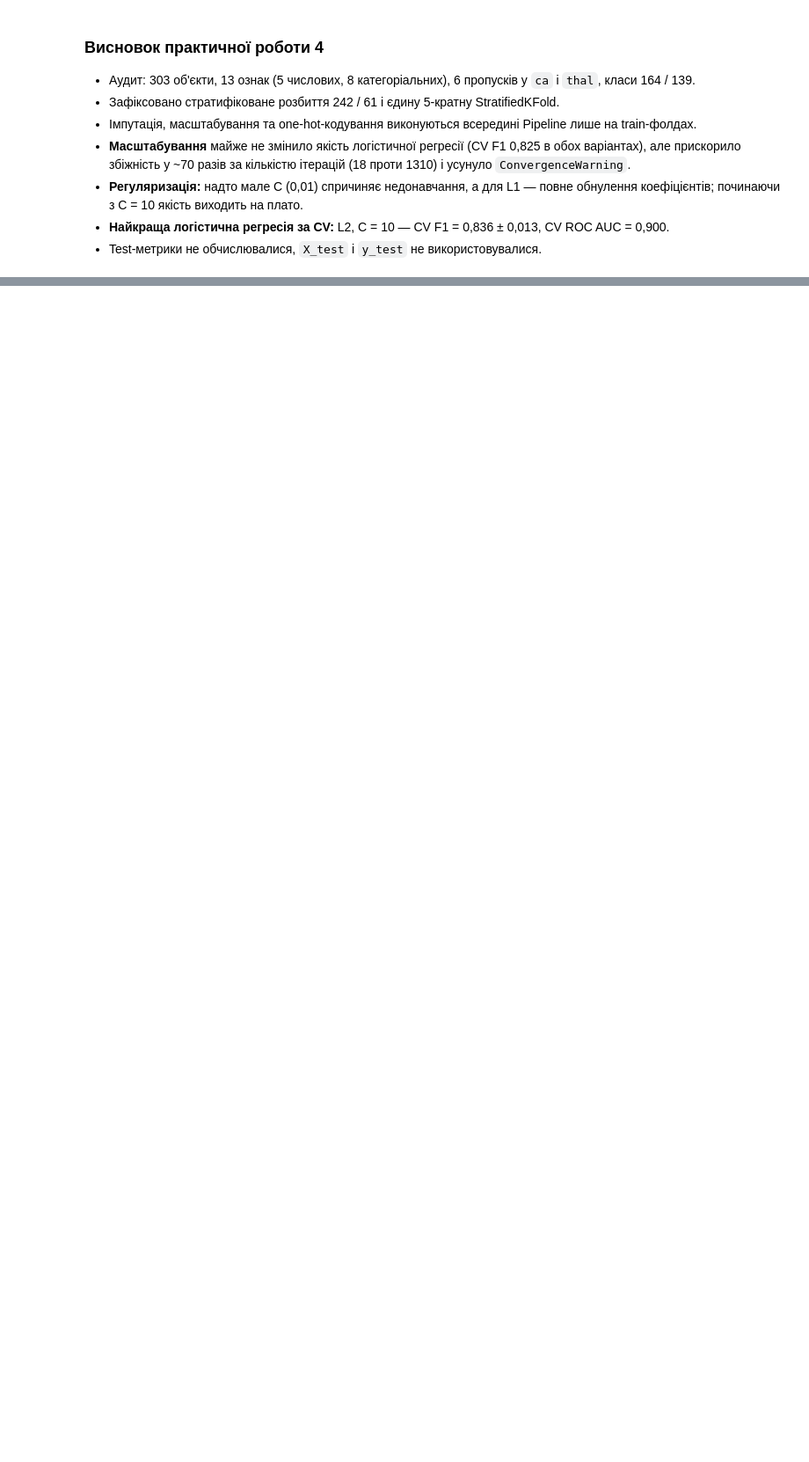
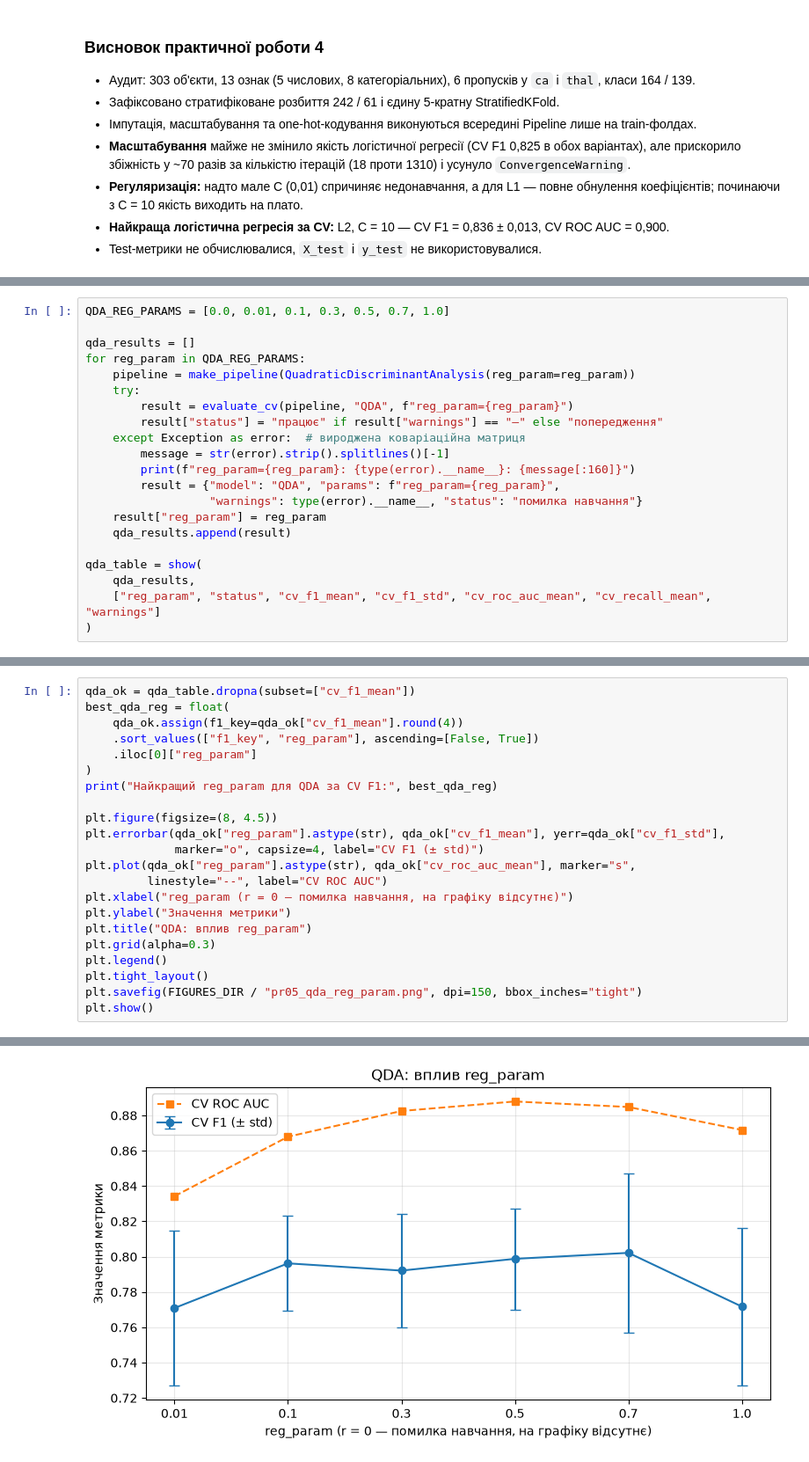
Before and after one commit to SDV284/pattern-recognition-practice, a Jupyter notebook: classification-mini-project/notebooks/PR04_Sviatishenko_D.ipynb, the cells around one changed output, grey strips where cells are left out. Shown at 88% size. Cells and saved outputs as stored; diff of their text form; blank space fills up the shorter version.

```diff
--- a/classification-mini-project/notebooks/PR04_Sviatishenko_D.ipynb
+++ b/classification-mini-project/notebooks/PR04_Sviatishenko_D.ipynb
@@ -808,0 +1021,21 @@ plt.show()
+# %%
+QDA_REG_PARAMS = [0.0, 0.01, 0.1, 0.3, 0.5, 0.7, 1.0]
+
+qda_results = []
+for reg_param in QDA_REG_PARAMS:
+    pipeline = make_pipeline(QuadraticDiscriminantAnalysis(reg_param=reg_param))
+    try:
+        result = evaluate_cv(pipeline, "QDA", f"reg_param={reg_param}")
+        result["status"] = "працює" if result["warnings"] == "—" else "попередження"
+    except Exception as error:  # вироджена коваріаційна матриця
+        message = str(error).strip().splitlines()[-1]
+        print(f"reg_param={reg_param}: {type(error).__name__}: {message[:160]}")
+        result = {"model": "QDA", "params": f"reg_param={reg_param}",
+                  "warnings": type(error).__name__, "status": "помилка навчання"}
+    result["reg_param"] = reg_param
+    qda_results.append(result)
+
+qda_table = show(
+    qda_results,
+    ["reg_param", "status", "cv_f1_mean", "cv_f1_std", "cv_roc_auc_mean", "cv_recall_mean", "warnings"]
+)
@@ -808,0 +1052,23 @@ plt.show()
+# %%
+qda_ok = qda_table.dropna(subset=["cv_f1_mean"])
+best_qda_reg = float(
+    qda_ok.assign(f1_key=qda_ok["cv_f1_mean"].round(4))
+    .sort_values(["f1_key", "reg_param"], ascending=[False, True])
+    .iloc[0]["reg_param"]
+)
+print("Найкращий reg_param для QDA за CV F1:", best_qda_reg)
+
+plt.figure(figsize=(8, 4.5))
+plt.errorbar(qda_ok["reg_param"].astype(str), qda_ok["cv_f1_mean"], yerr=qda_ok["cv_f1_std"],
+             marker="o", capsize=4, label="CV F1 (± std)")
+plt.plot(qda_ok["reg_param"].astype(str), qda_ok["cv_roc_auc_mean"], marker="s",
+         linestyle="--", label="CV ROC AUC")
+plt.xlabel("reg_param (r = 0 — помилка навчання, на графіку відсутнє)")
+plt.ylabel("Значення метрики")
+plt.title("QDA: вплив reg_param")
+plt.grid(alpha=0.3)
+plt.legend()
+plt.tight_layout()
+plt.savefig(FIGURES_DIR / "pr05_qda_reg_param.png", dpi=150, bbox_inches="tight")
+plt.show()
+# %% [output]
@@ -808,0 +1076 @@ plt.show()
+[figure, added]
```
Also changed, not shown: parts of 26 cells of this notebook, 3 other files.
